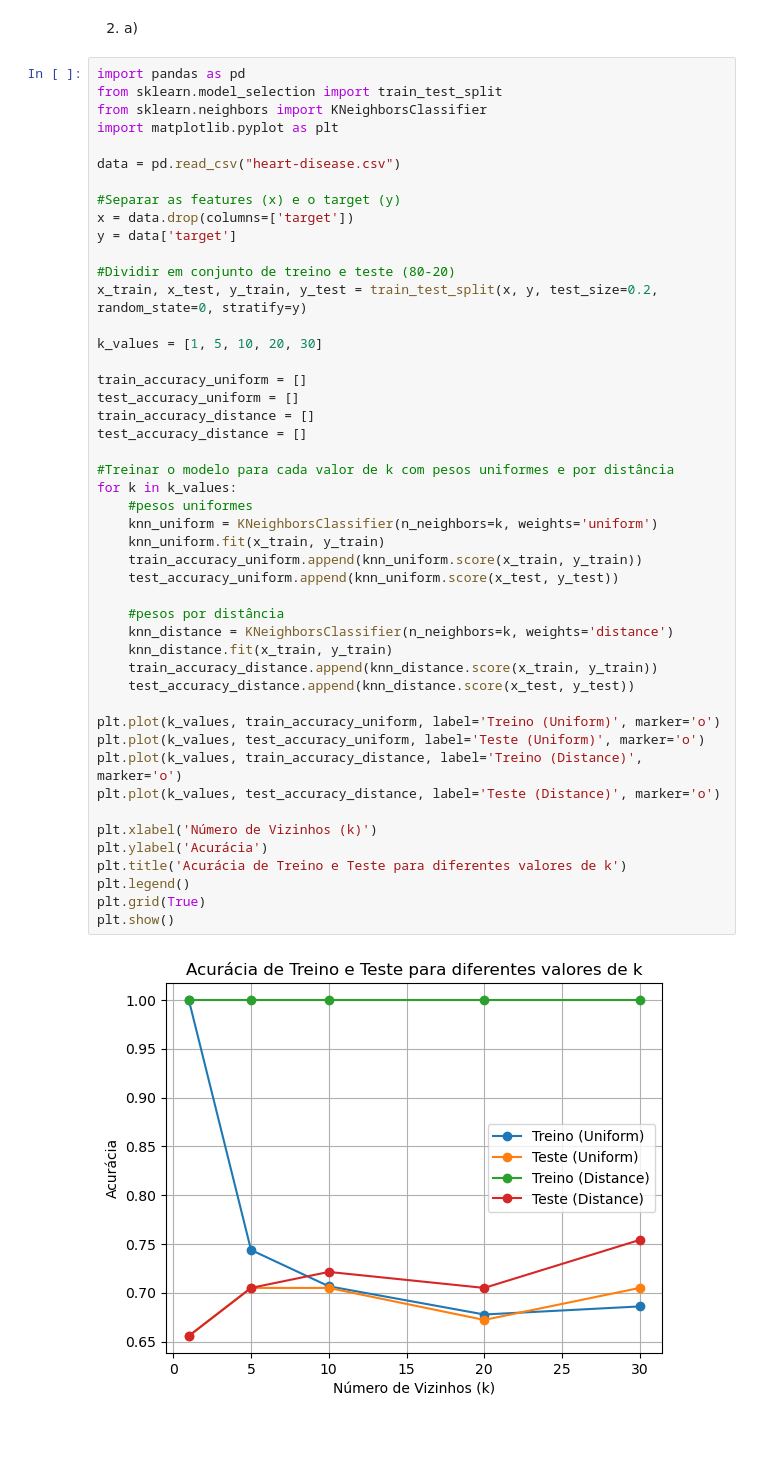
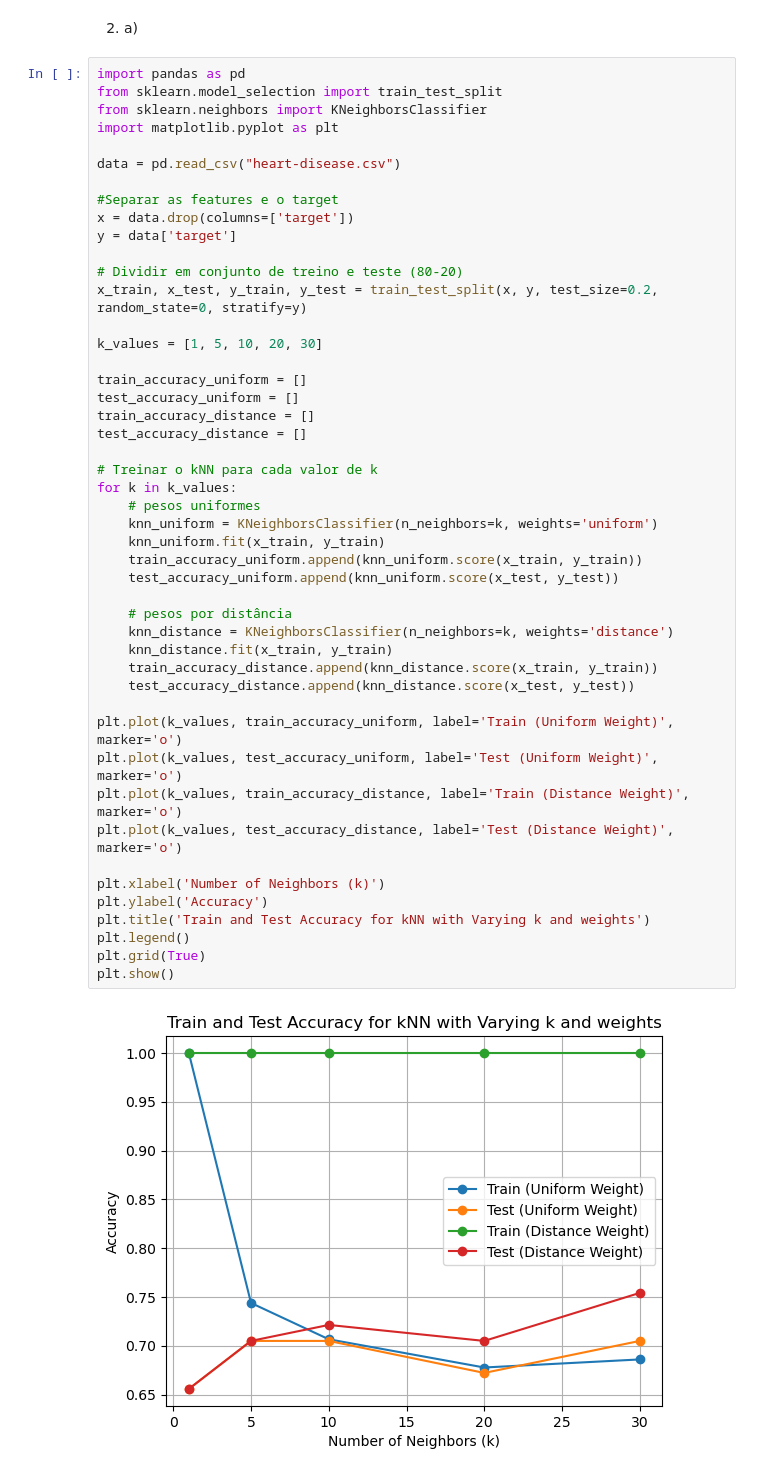
Before and after one commit to tiago-gsantos/ist-apren-proj2, a Jupyter notebook: programming.ipynb, the cells around one changed output. Drawn from its saved outputs; the diff is of its cells as text; blank space fills up the shorter version.

```diff
--- a/programming.ipynb
+++ b/programming.ipynb
@@ -149,44 +149,44 @@ import matplotlib.pyplot as plt
 
 data = pd.read_csv("heart-disease.csv")
 
-#Separar as features (x) e o target (y)
+#Separar as features e o target
 x = data.drop(columns=['target'])
 y = data['target']
 
-#Dividir em conjunto de treino e teste (80-20)
+# Dividir em conjunto de treino e teste (80-20)
 x_train, x_test, y_train, y_test = train_test_split(x, y, test_size=0.2, random_state=0, stratify=y)
 
 k_values = [1, 5, 10, 20, 30]
 
 train_accuracy_uniform = []
 test_accuracy_uniform = []
 train_accuracy_distance = []
 test_accuracy_distance = []
 
-#Treinar o modelo para cada valor de k com pesos uniformes e por distância
+# Treinar o kNN para cada valor de k
 for k in k_values:
-    #pesos uniformes
+    # pesos uniformes
     knn_uniform = KNeighborsClassifier(n_neighbors=k, weights='uniform')
     knn_uniform.fit(x_train, y_train)
     train_accuracy_uniform.append(knn_uniform.score(x_train, y_train))
     test_accuracy_uniform.append(knn_uniform.score(x_test, y_test))
 
-    #pesos por distância
+    # pesos por distância
     knn_distance = KNeighborsClassifier(n_neighbors=k, weights='distance')
     knn_distance.fit(x_train, y_train)
     train_accuracy_distance.append(knn_distance.score(x_train, y_train))
     test_accuracy_distance.append(knn_distance.score(x_test, y_test))
 
-plt.plot(k_values, train_accuracy_uniform, label='Treino (Uniform)', marker='o')
-plt.plot(k_values, test_accuracy_uniform, label='Teste (Uniform)', marker='o')
-plt.plot(k_values, train_accuracy_distance, label='Treino (Distance)', marker='o')
-plt.plot(k_values, test_accuracy_distance, label='Teste (Distance)', marker='o')
+plt.plot(k_values, train_accuracy_uniform, label='Train (Uniform Weight)', marker='o')
+plt.plot(k_values, test_accuracy_uniform, label='Test (Uniform Weight)', marker='o')
+plt.plot(k_values, train_accuracy_distance, label='Train (Distance Weight)', marker='o')
+plt.plot(k_values, test_accuracy_distance, label='Test (Distance Weight)', marker='o')
 
-plt.xlabel('Número de Vizinhos (k)')
-plt.ylabel('Acurácia')
-plt.title('Acurácia de Treino e Teste para diferentes valores de k')
+plt.xlabel('Number of Neighbors (k)')
+plt.ylabel('Accuracy')
+plt.title('Train and Test Accuracy for kNN with Varying k and weights')
 plt.legend()
 plt.grid(True)
 plt.show()
 # %% [output]
-[figure, old version]
+[figure, new version]
```
